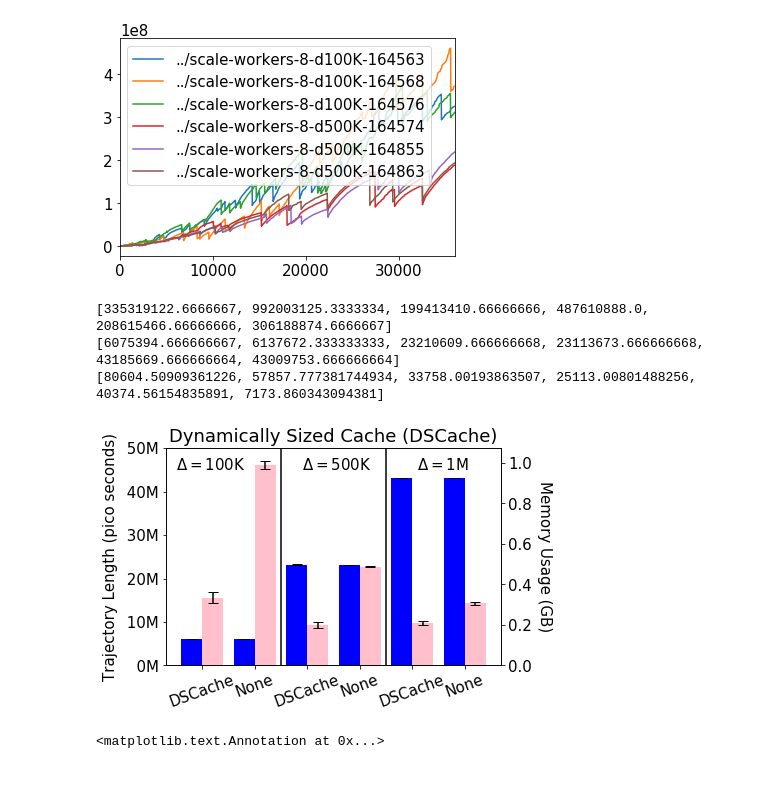
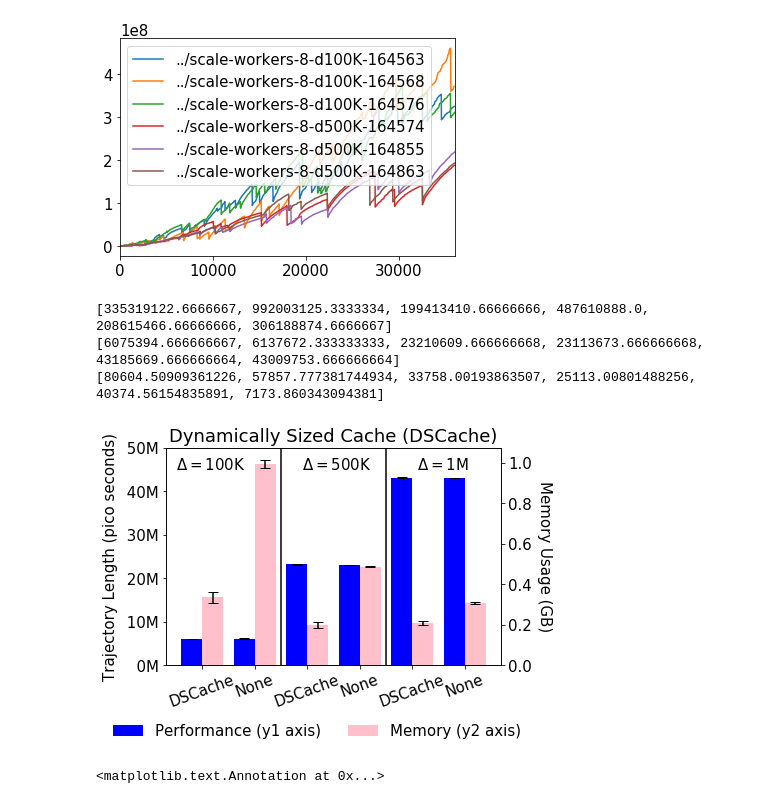
Before and after one commit to michaelsevilla/parsplice-ml-popper, a Jupyter notebook: experiments/regime-detection-parmsweep/viz/viz-memory-usage.ipynb, the cells around one changed output. Drawn from its saved outputs; the diff is of its cells as text; code cells hidden in the pictures.

```diff
--- a/experiments/regime-detection-parmsweep/viz/viz-memory-usage.ipynb
+++ b/experiments/regime-detection-parmsweep/viz/viz-memory-usage.ipynb
@@ -162,36 +162,39 @@ def plot_traj_vs_mem(run_list, ax):
     ax.annotate(r'$\Delta=100$K', xytext=(-0.5, 45*1000000), xy=(-0.5, 45*1000000))
     ax.annotate(r'$\Delta=500$K', xytext=(1.9, 45*1000000), xy=(1.9, 45*1000000))
     ax.annotate(r'$\Delta=1$M', xytext=(4.1, 45*1000000), xy=(4.1, 45*1000000))
+    ax.legend(bbox_to_anchor=(-0.2, -0.4), loc='lower left', frameon=False)
+    ax2.legend(bbox_to_anchor=(1.1, -0.4), loc='lower right', frameon=False)
+
 
 fig, ax = plt.subplots(1, 1)
 plot_traj_vs_mem([("../scale-workers-8-d100K-164563",
                    "../scale-workers-8-d100K-164568",
                    "../scale-workers-8-d100K-164576"),
                   ("../baseline/scale-workers-8-d100K-NULL-166668",
                    "../baseline/scale-workers-8-d100K-NULL-166672",
                    "../baseline/scale-workers-8-d100K-NULL-166676"),
                   ("../scale-workers-8-d500K-164574",
                    "../scale-workers-8-d500K-164855",
                    "../scale-workers-8-d500K-164863"),
                   ("../baseline/scale-workers-8-d500K-NULL-166671",
                    "../baseline/scale-workers-8-d500K-NULL-166675",
                    "../baseline/scale-workers-8-d500K-NULL-166679"),
                   ("../scale-workers-8-d1M-164580",
                    "../scale-workers-8-d1M-164853",
                    "../scale-workers-8-d1M-164861"),
                   ("../baseline/scale-workers-8-d1M-NULL-166670",
                    "../baseline/scale-workers-8-d1M-NULL-166674",
                    "../baseline/scale-workers-8-d1M-NULL-166678"),
                  ], ax)
 
 plt.axvline(x=1.5, color='black')
 plt.axvline(x=3.5, color='black')
 fig.savefig("../../../paper/figures/dscache-vs-none.png", bbox_inches='tight', dpi=400)
 # %% [output]
 [335319122.6666667, 992003125.3333334, 199413410.66666666, 487610888.0, 208615466.66666666, 306188874.6666667]
 [6075394.666666667, 6137672.333333333, 23210609.666666668, 23113673.666666668, 43185669.666666664, 43009753.666666664]
 [80604.50909361226, 57857.777381744934, 33758.00193863507, 25113.00801488256, 40374.56154835891, 7173.860343094381]
-[figure, old version]
+[figure, new version]
 # %%
 def get_op(op, results, rank="4"):
     fname = ""
```
Also changed, not shown: 6 other files.
